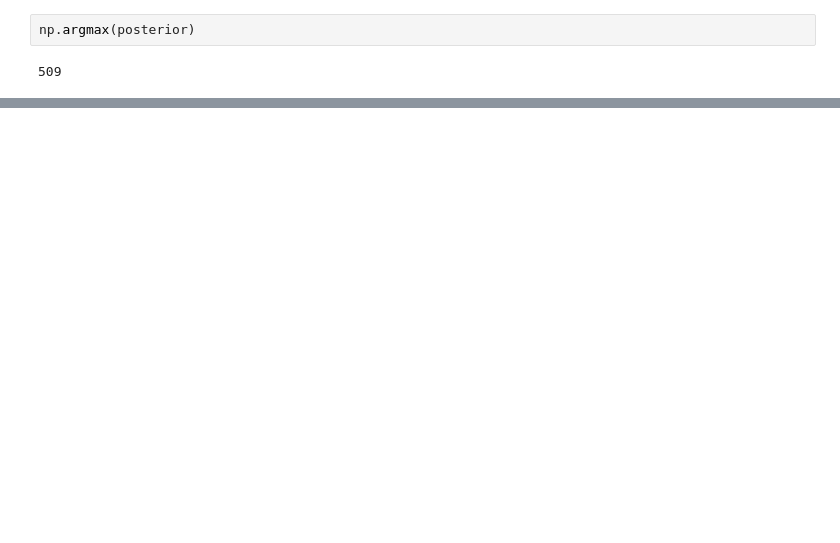
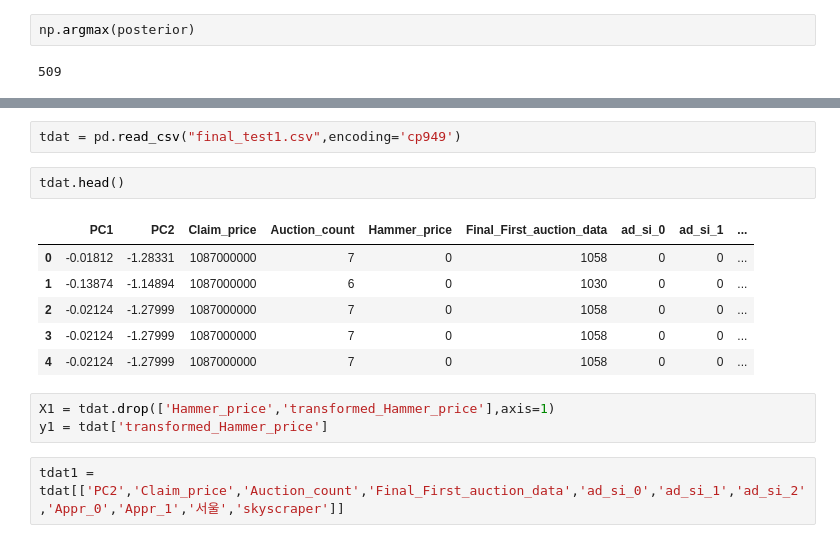
Before and after one commit to whdbfla6/ESC-21SPRING-FINAL, a Jupyter notebook: Modeling/pre_modeling.ipynb, the cells around one changed output, grey strips where cells are left out. Drawn from its saved outputs; the diff is of its cells as text; blank space fills up the shorter version.

```diff
--- a/Modeling/pre_modeling.ipynb
+++ b/Modeling/pre_modeling.ipynb
@@ -121,0 +197,16 @@ Name: 509, dtype: object
+# %%
+tdat = pd.read_csv("final_test1.csv",encoding='cp949')
+# %%
+tdat.head()
+# %% [output]
+|  | PC1 | PC2 | Claim_price | Auction_count | Hammer_price | Final_First_auction_data | ad_si_0 | ad_si_1 | ... |
+| 0 | -0.01812 | -1.28331 | 1087000000 | 7 | 0 | 1058 | 0 | 0 | ... |
+| 1 | -0.13874 | -1.14894 | 1087000000 | 6 | 0 | 1030 | 0 | 0 | ... |
+| 2 | -0.02124 | -1.27999 | 1087000000 | 7 | 0 | 1058 | 0 | 0 | ... |
+| 3 | -0.02124 | -1.27999 | 1087000000 | 7 | 0 | 1058 | 0 | 0 | ... |
+| 4 | -0.02124 | -1.27999 | 1087000000 | 7 | 0 | 1058 | 0 | 0 | ... |
+# %%
+X1 = tdat.drop(['Hammer_price','transformed_Hammer_price'],axis=1)
+y1 = tdat['transformed_Hammer_price']
+# %%
+tdat1 = tdat[['PC2','Claim_price','Auction_count','Final_First_auction_data','ad_si_0','ad_si_1','ad_si_2','Appr_0','Appr_1','서울','skyscraper']]
```
Also changed, not shown: parts of 33 cells of this notebook, 1 other file.
